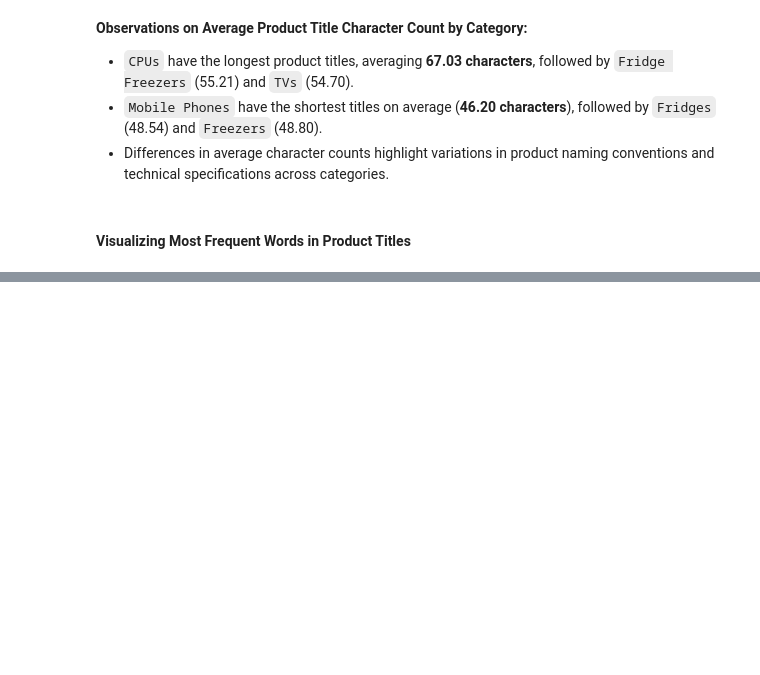
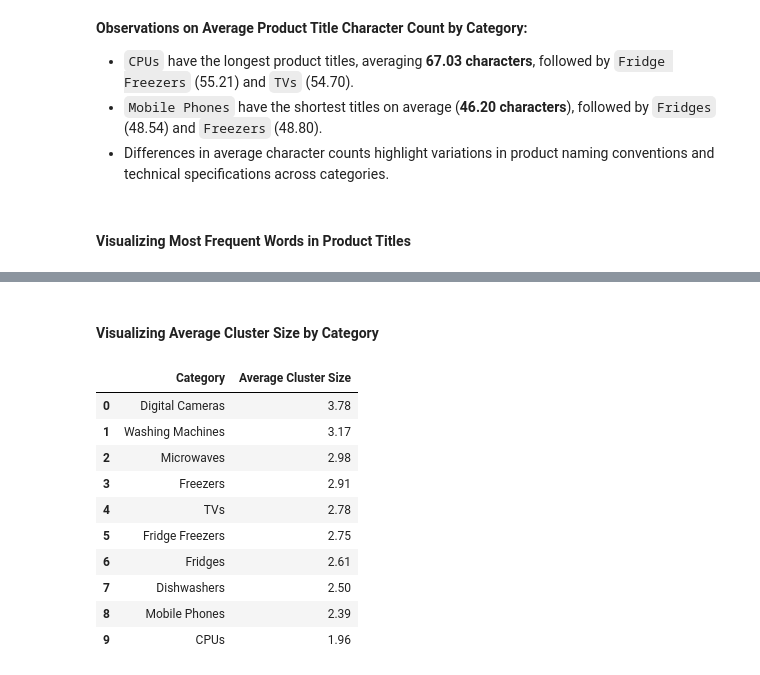
Before and after one commit to TejasMJ/Product-Taxonomy-Intelligence, a Jupyter notebook: notebooks/02_exploratory_data_analysis.ipynb, the cells around one changed output, grey strips where cells are left out. Cells and saved outputs as stored; diff of their text form; code cells hidden in the pictures; blank space fills up the shorter version.

```diff
--- a/notebooks/02_exploratory_data_analysis.ipynb
+++ b/notebooks/02_exploratory_data_analysis.ipynb
@@ -387,0 +622,2 @@ fig.show()
+# %% [markdown]
+#### Visualizing Average Cluster Size by Category
@@ -387,0 +672,15 @@ fig.show()
+# %%
+# Displaying average product listings per cluster by category
+average_cluster_sizes
+# %% [output]
+|  | Category | Average Cluster Size |
+| 0 | Digital Cameras | 3.78 |
+| 1 | Washing Machines | 3.17 |
+| 2 | Microwaves | 2.98 |
+| 3 | Freezers | 2.91 |
+| 4 | TVs | 2.78 |
+| 5 | Fridge Freezers | 2.75 |
+| 6 | Fridges | 2.61 |
+| 7 | Dishwashers | 2.50 |
+| 8 | Mobile Phones | 2.39 |
+| 9 | CPUs | 1.96 |
```
Also changed, not shown: parts of 24 cells of this notebook.
